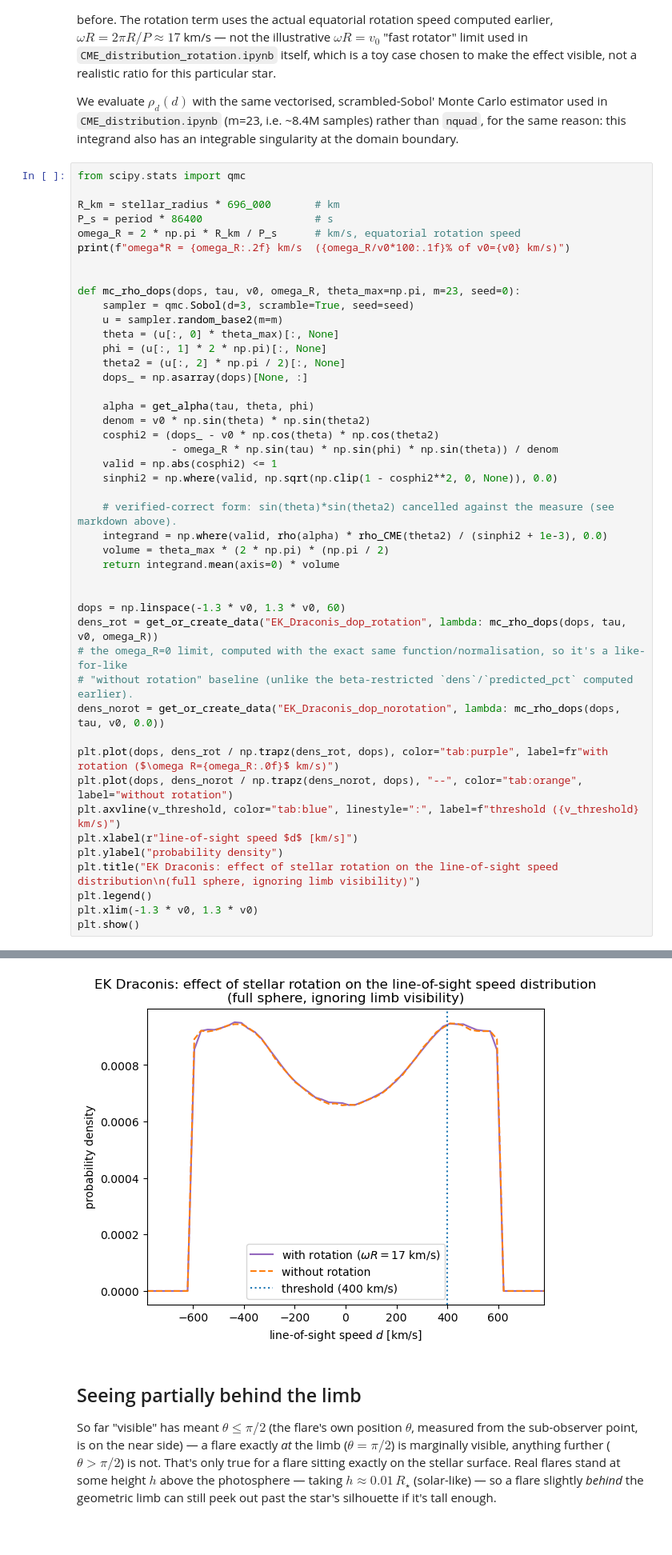
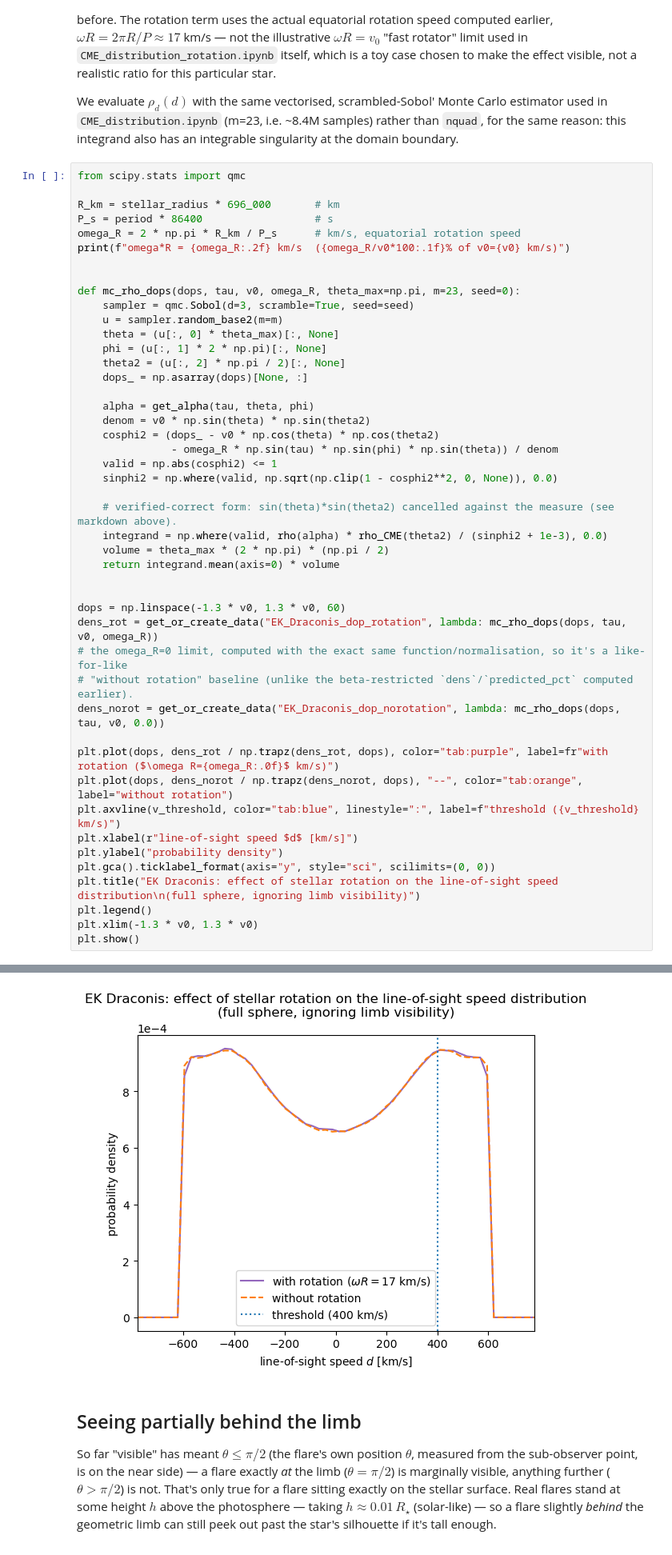
Before and after one commit to demichieldewilde/CME_distribution, a Jupyter notebook: EK_Draconis_CME_observation_ratio.ipynb, the cells around one changed output, grey strips where cells are left out. Shown at 80% size. Drawn from its saved outputs; the diff is of its cells as text.

```diff
--- a/EK_Draconis_CME_observation_ratio.ipynb
+++ b/EK_Draconis_CME_observation_ratio.ipynb
@@ -364,34 +364,35 @@ def mc_rho_dops(dops, tau, v0, omega_R, theta_max=np.pi, m=23, seed=0):
     cosphi2 = (dops_ - v0 * np.cos(theta) * np.cos(theta2)
                - omega_R * np.sin(tau) * np.sin(phi) * np.sin(theta)) / denom
     valid = np.abs(cosphi2) <= 1
     sinphi2 = np.where(valid, np.sqrt(np.clip(1 - cosphi2**2, 0, None)), 0.0)
 
     # verified-correct form: sin(theta)*sin(theta2) cancelled against the measure (see markdown above).
     integrand = np.where(valid, rho(alpha) * rho_CME(theta2) / (sinphi2 + 1e-3), 0.0)
     volume = theta_max * (2 * np.pi) * (np.pi / 2)
     return integrand.mean(axis=0) * volume
 
 
 dops = np.linspace(-1.3 * v0, 1.3 * v0, 60)
 dens_rot = get_or_create_data("EK_Draconis_dop_rotation", lambda: mc_rho_dops(dops, tau, v0, omega_R))
 # the omega_R=0 limit, computed with the exact same function/normalisation, so it's a like-for-like
 # "without rotation" baseline (unlike the beta-restricted `dens`/`predicted_pct` computed earlier).
 dens_norot = get_or_create_data("EK_Draconis_dop_norotation", lambda: mc_rho_dops(dops, tau, v0, 0.0))
 
 plt.plot(dops, dens_rot / np.trapz(dens_rot, dops), color="tab:purple", label=fr"with rotation ($\omega R={omega_R:.0f}$ km/s)")
 plt.plot(dops, dens_norot / np.trapz(dens_norot, dops), "--", color="tab:orange", label="without rotation")
 plt.axvline(v_threshold, color="tab:blue", linestyle=":", label=f"threshold ({v_threshold} km/s)")
 plt.xlabel(r"line-of-sight speed $d$ [km/s]")
 plt.ylabel("probability density")
+plt.gca().ticklabel_format(axis="y", style="sci", scilimits=(0, 0))
 plt.title("EK Draconis: effect of stellar rotation on the line-of-sight speed distribution\n(full sphere, ignoring limb visibility)")
 plt.legend()
 plt.xlim(-1.3 * v0, 1.3 * v0)
 plt.show()
 # %% [output]
 omega*R = 16.87 km/s  (2.8% of v0=600 km/s)
 File 'calculations/EK_Draconis_dop_rotation.npy' found.
 File 'calculations/EK_Draconis_dop_norotation.npy' found.
-[figure, old version]
+[figure, new version]
 # %% [markdown]
 ## Seeing partially behind the limb
 
```
Also changed, not shown: parts of 5 cells of this notebook, 12 other files.
